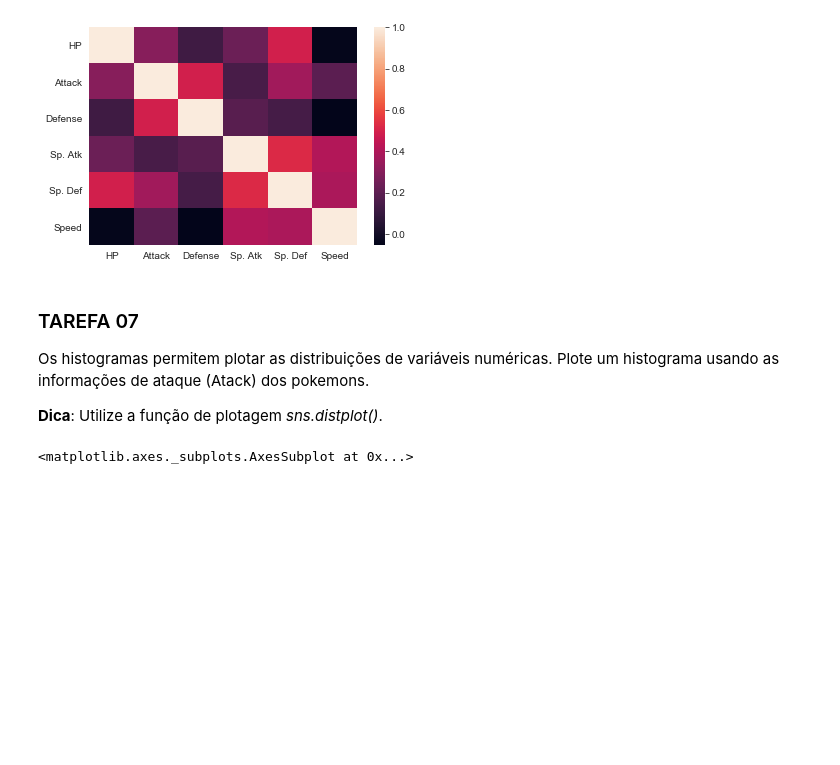
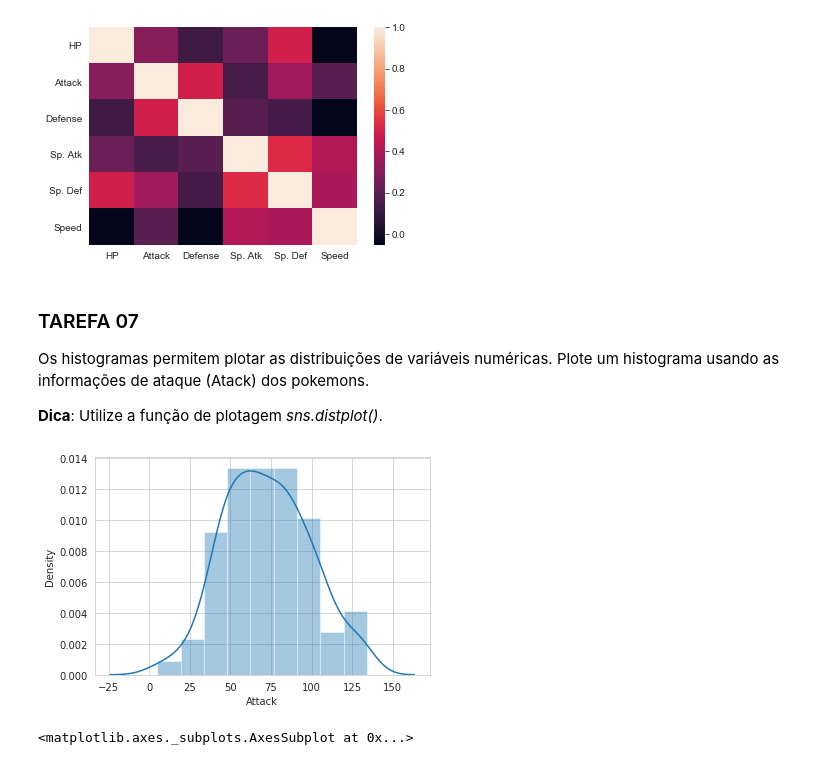
Before and after one commit to robsonbfreitas/visualizacao_exploratoria_exercicios, a Jupyter notebook: 02-exercicios-seaborn/visualizacao_com_seaborn.ipynb, the cells around one changed output. Saved outputs shown, nothing was run; the diff lists cells and outputs as text; code cells hidden in the pictures; blank space fills up the shorter version.

```diff
--- a/02-exercicios-seaborn/visualizacao_com_seaborn.ipynb
+++ b/02-exercicios-seaborn/visualizacao_com_seaborn.ipynb
@@ -327,6 +327,10 @@ sns.heatmap(df.corr(), annot=True, center=0)
 Os histogramas permitem plotar as distribuições de variáveis numéricas. Plote um histograma usando as informações de ataque (Atack) dos pokemons.
 
 **Dica**: Utilize a função de plotagem *sns.distplot()*.
+# %%
+ax = sns.distplot(df.Attack)
+# %% [output]
+[figure, added]
 # %%
 # Resultado esperado (não modifique esta célula)
 # %% [output]
```
